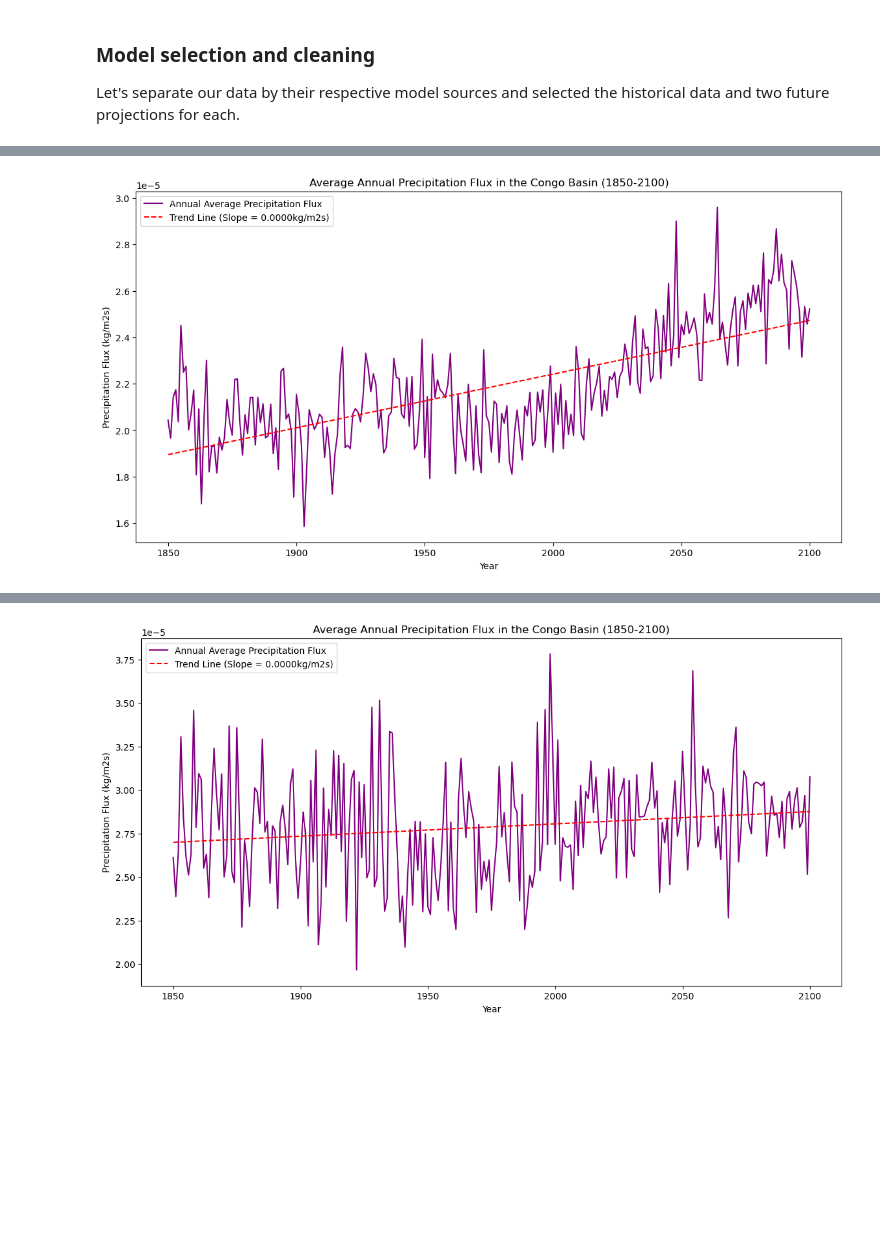
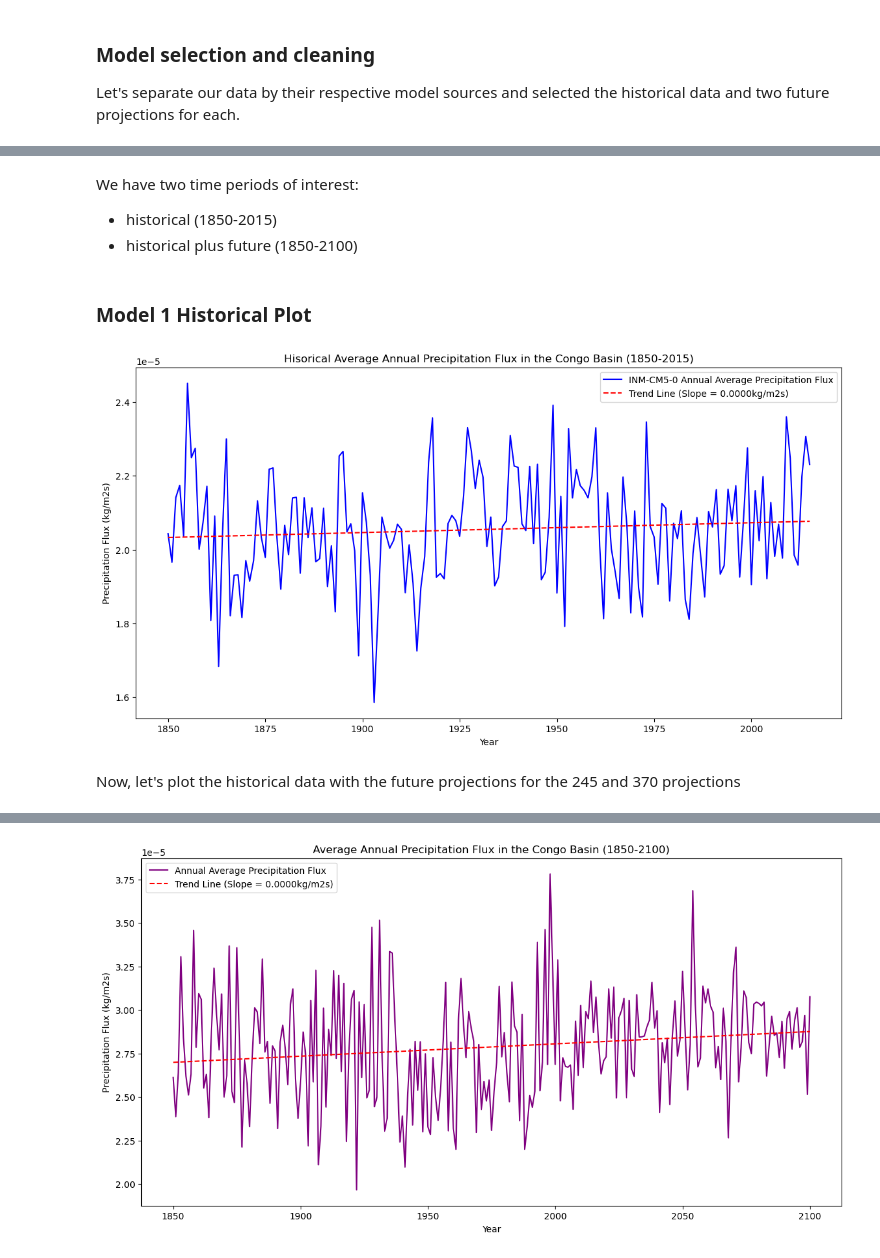
Before and after one commit to haylee360/eds296-hw1, a Jupyter notebook: eds296-hw1-hoyler.ipynb, the cells around one changed output, grey strips where cells are left out. Drawn from its saved outputs; the diff is of its cells as text; code cells hidden in the pictures; blank space fills up the shorter version.

Commit message:
Finish model 1

```diff
--- a/eds296-hw1-hoyler.ipynb
+++ b/eds296-hw1-hoyler.ipynb
@@ -278,6 +164,6 @@ My area of interest is going to be the Congo Basin in West Africa. The Congo Bas
 # %%
 # Select tas variable, store as xarray DataArray
-pr = inm_data['pr']
+pr_inm_370 = inm_370['pr']
 
 # Define min/max bounds for region of interest (NYC)
 lat_min, lat_max = 9.3, 13.4
@@ -285,14 +171,22 @@ lon_min, lon_max = 12, 34
 # %%
 # Subsetting for INM model
 # Define logical mask: True when lat/lon inside the valid ranges, False elsewhere
-congo_lat_inm = (pr.lat >= lat_min) & (pr.lat <= lat_max)
-congo_lon_inm = (pr.lon >= lon_min) & (pr.lon <= lon_max)
+congo_lat_inm_370 = (pr_inm_370.lat >= lat_min) & (pr_inm_370.lat <= lat_max)
+congo_lon_inm_370 = (pr_inm_370.lon >= lon_min) & (pr_inm_370.lon <= lon_max)
 
 # Find points where the mask value is True, drop all other points
-pr_congo_inm = pr.where(congo_lat_inm & congo_lon_inm, drop=True)
+pr_congo_inm_370 = pr_inm_370.where(congo_lat_inm_370 & congo_lon_inm_370, drop=True)
 
 # Average over lat, lon dimensions to get a time series
-pr_congo_inm = pr_congo_inm.mean(dim=["lat", "lon"])
+pr_congo_inm_370 = pr_congo_inm_370.mean(dim=["lat", "lon"])
+# %% [markdown]
+We have two time periods of interest:
+- historical (1850-2015)
+- historical plus future (1850-2100)
 # %%
+# Converts calendar to standard format to troublshoot slicing errors
+pr_congo_inm_370 = pr_congo_inm_370.convert_calendar('standard', use_cftime=False)
+
 # Select a time period of interest
-# tas_NYC = tas_NYC.sel(time=slice('1910-01-01','2010-12-31'))
+pr_congo_inm_370 = pr_congo_inm_370.sel(time=slice('1850-01-01', '2015-12-31'))
+# tas_NYC = tas_NYC.sel(time=slice('1850-01-01','2100-12-31'))
@@ -302,18 +193,25 @@ annual_mean_inm = pr_congo_inm.groupby('time.year').mean()
 # %%
+# Calculate the annual mean precipitation
+annual_mean_inm_370 = pr_congo_inm_370.groupby('time.year').mean()
+
 # Calculate best-fit parameters for the linear polynomial fit of temperature to year
-x_inm = np.polyfit(annual_mean_inm.year, annual_mean_inm, 1)
+x_inm_370 = np.polyfit(annual_mean_inm_370.year, annual_mean_inm_370, 1)
 
 # Generate a polynomial object using those best-fit parameters
-trend_line = np.poly1d(x_inm)
+trend_line = np.poly1d(x_inm_370)
+# %% [markdown]
+### Model 1 Historical Plot
 # %%
 # Plot our annual data and the trend line
 fig, ax = plt.subplots(figsize=(14,7))
-ax.plot(annual_mean_inm.year, annual_mean_inm, label= 'Annual Average Precipitation Flux', color='purple')
-ax.plot(annual_mean_inm.year, trend_line(annual_mean_inm.year), color='red', linestyle='--', label=f'Trend Line (Slope = {x_inm[0]:.4f}kg/m2s)')
-ax.set_title('Average Annual Precipitation Flux in the Congo Basin (1850-2100)')
+ax.plot(annual_mean_inm_370.year, annual_mean_inm_370, label= 'INM-CM5-0 Annual Average Precipitation Flux', color='blue')
+ax.plot(annual_mean_inm_370.year, trend_line(annual_mean_inm_370.year), color='red', linestyle='--', label=f'Trend Line (Slope = {x_inm_370[0]:.4f}kg/m2s)')
+ax.set_title('Hisorical Average Annual Precipitation Flux in the Congo Basin (1850-2015)')
 ax.set_xlabel('Year')
 ax.set_ylabel('Precipitation Flux (kg/m2s)')
 ax.legend()
 plt.show()
 # %% [output]
-[figure, old version]
+[figure, new version]
+# %% [markdown]
+Now, let's plot the historical data with the future projections for the 245 and 370 projections
```
Also changed, not shown: parts of 17 cells of this notebook.
